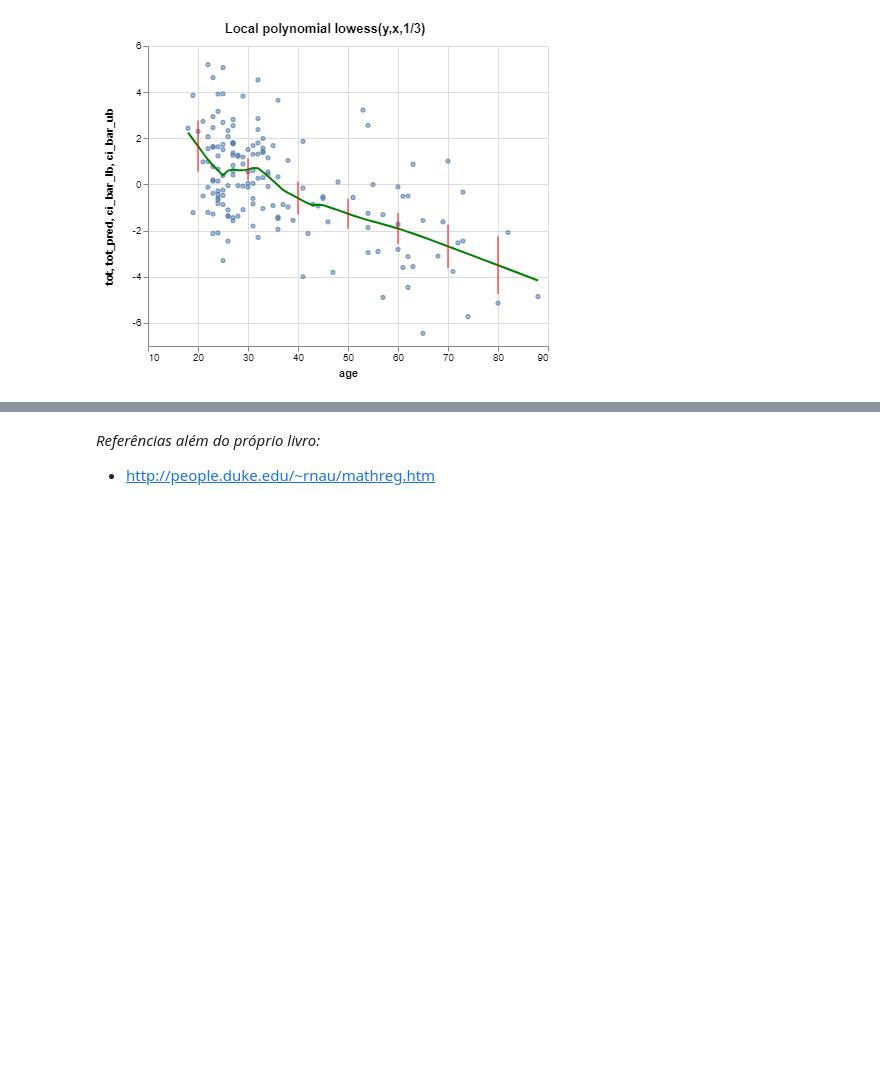
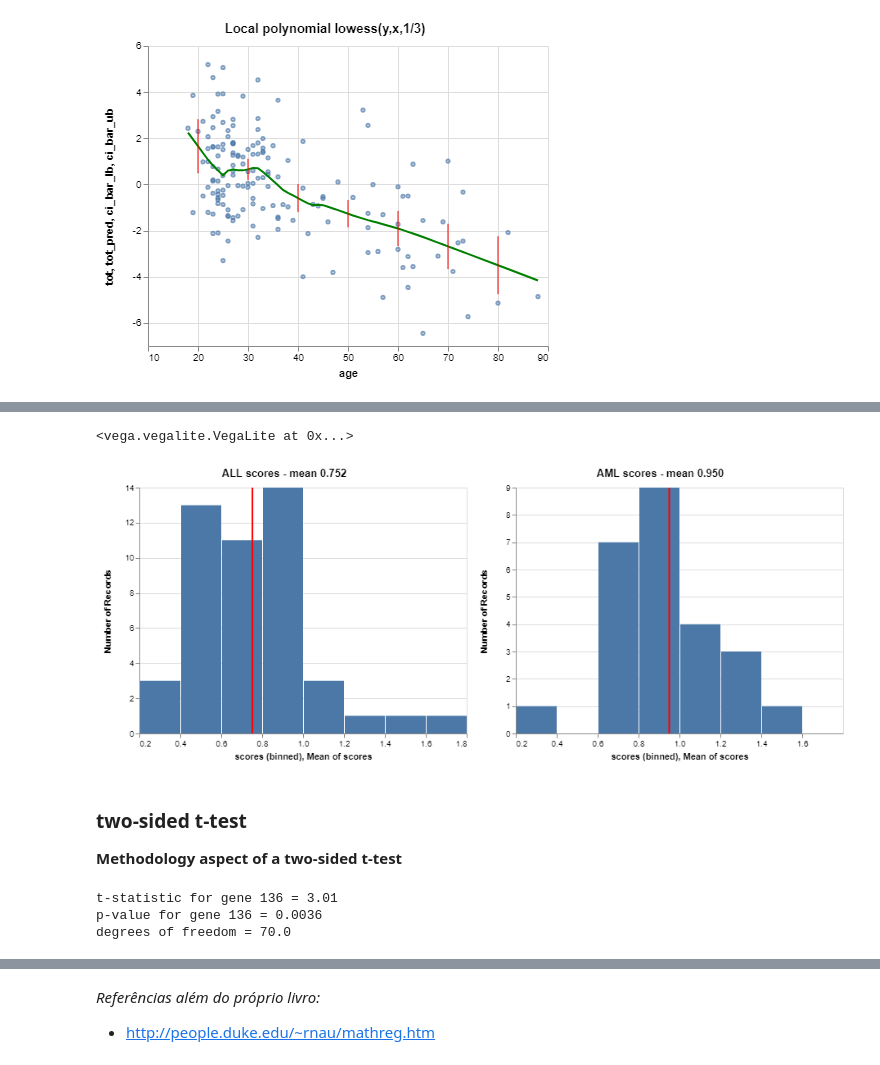
Before and after one commit to fmafonseca/casi, a Jupyter notebook: notebooks/01.01.Algorithms-and-Inference.ipynb, the cells around one changed output, grey strips where cells are left out. Saved outputs shown, nothing was run; the diff lists cells and outputs as text; code cells hidden in the pictures; blank space fills up the shorter version.

Commit message:
add hypothesis test example

```diff
--- a/notebooks/01.01.Algorithms-and-Inference.ipynb
+++ b/notebooks/01.01.Algorithms-and-Inference.ipynb
@@ -461,0 +538,66 @@ plot
+# %%
+def draw_hist_plot(values, x_axis_limits=None):
+    data = pd.DataFrame({'scores': values})
+    hist = None
+    if x_axis_limits is None:
+        hist = alt.Chart(data).mark_bar().encode(
+            alt.X('scores:Q', bin=True),
+            alt.Y('count()')
+        )
+    else:
+        hist = alt.Chart(data).mark_bar().encode(
+            alt.X('scores:Q', bin=True, scale=alt.Scale(domain=x_axis_limits)),
+            alt.Y('count()')
+        )
+
+    rule = alt.Chart(data).mark_rule(color='red').encode(
+        x='mean(scores)',
+        size=alt.value(2)
+    )
+    return hist + rule
+# %%
+# filter only gene 136 by leukemia type
+leukemia_gene136_ALL_df = leukemia_gene136_df[(leukemia_gene136_df.leukemia == "ALL")]
+leukemia_gene136_AML_df = leukemia_gene136_df[(leukemia_gene136_df.leukemia == "AML")]
+
+# generates histograms
+leukemia_gene136_ALL_hist = draw_hist_plot(leukemia_gene136_ALL_df['genetic_activity'])
+leukemia_gene136_AML_hist = draw_hist_plot(leukemia_gene136_AML_df['genetic_activity'])
+
+# calculates means
+mean_leukemia_gene136_ALL = np.mean(leukemia_gene136_ALL_df['genetic_activity'])
+mean_leukemia_gene136_AML = np.mean(leukemia_gene136_AML_df['genetic_activity'])
+
+# set titles plots
+leukemia_gene136_ALL_hist = leukemia_gene136_ALL_hist.properties(
+    title="ALL scores - mean {0:.3f}".format(mean_leukemia_gene136_ALL)
+)
+leukemia_gene136_AML_hist = leukemia_gene136_AML_hist.properties(
+    title="AML scores - mean {0:.3f}".format(mean_leukemia_gene136_AML)
+)
+
+# draw histograms
+leukemia_gene136_ALL_hist | leukemia_gene136_AML_hist
+# %% [output]
+<vega.vegalite.VegaLite at 0x...>
+[figure, added]
+# %% [markdown]
+### two-sided t-test
+
+**Methodology aspect of a two-sided t-test**
+# %%
+from statsmodels.stats.weightstats import ttest_ind
+
+# run a two-sided t-test for gene 136
+t_statistic_gene136, p_value_gene136, dof = ttest_ind(
+    leukemia_gene136_AML_df['genetic_activity'], leukemia_gene136_ALL_df['genetic_activity'],
+    value=0, alternative='two-sided', usevar='pooled'
+)
+
+print("t-statistic for gene 136 = {:.2f}".format(t_statistic_gene136))
+print("p-value for gene 136 = {:.4f}".format(p_value_gene136))
+print("degrees of freedom = {}".format(dof))
+# %% [output]
+t-statistic for gene 136 = 3.01
+p-value for gene 136 = 0.0036
+degrees of freedom = 70.0
```
Also changed, not shown: parts of 25 cells of this notebook, 1 other file.
